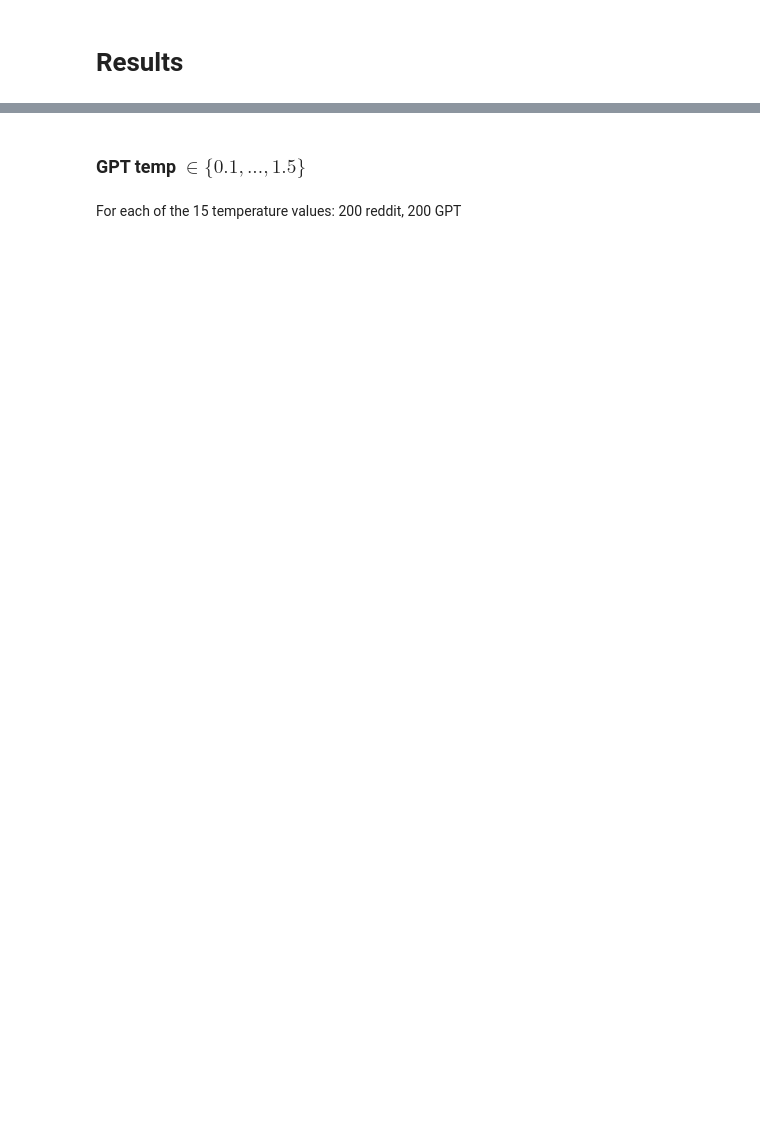
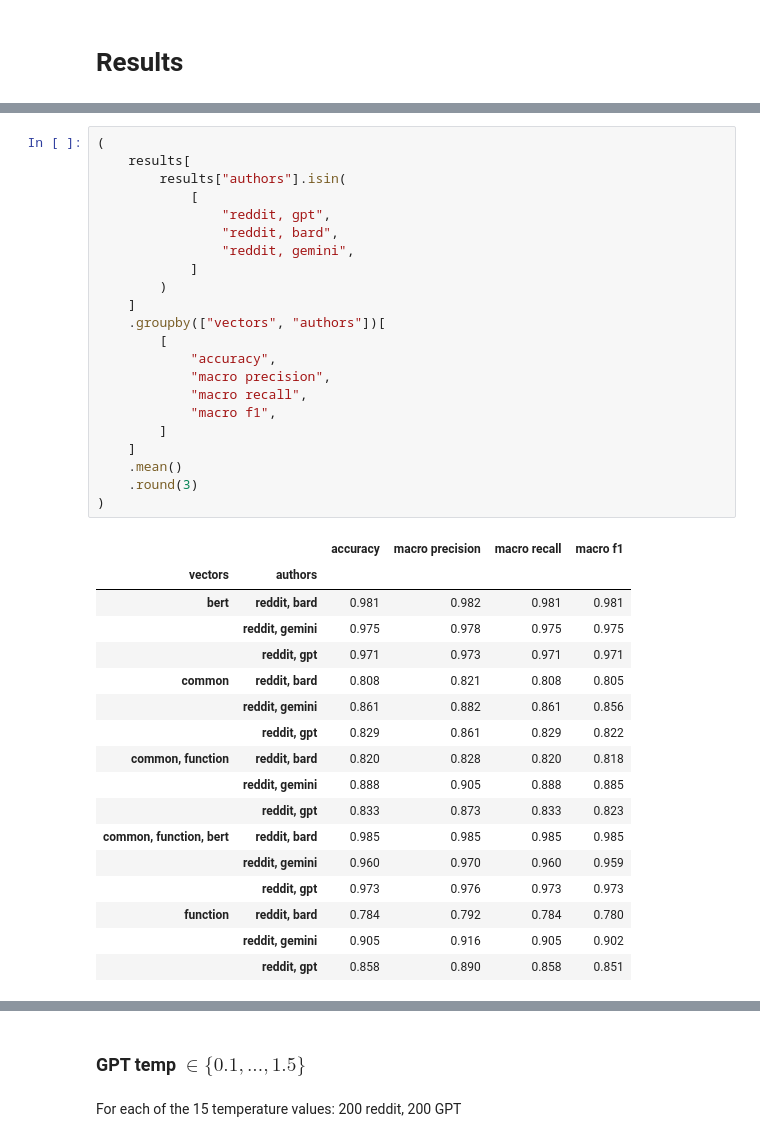
Before and after one commit to harrison-f-stropkay/llm-style, a Jupyter notebook: classification.ipynb, the cells around one changed output, grey strips where cells are left out. Cells and saved outputs as stored; diff of their text form; blank space fills up the shorter version.

```diff
--- a/classification.ipynb
+++ b/classification.ipynb
@@ -207,0 +411,40 @@ plt.show()
+# %%
+(
+    results[
+        results["authors"].isin(
+            [
+                "reddit, gpt",
+                "reddit, bard",
+                "reddit, gemini",
+            ]
+        )
+    ]
+    .groupby(["vectors", "authors"])[
+        [
+            "accuracy",
+            "macro precision",
+            "macro recall",
+            "macro f1",
+        ]
+    ]
+    .mean()
+    .round(3)
+)
+# %% [output]
+|  |  | accuracy | macro precision | macro recall | macro f1 |
+| vectors | authors |  |  |  |  |
+| bert | reddit, bard | 0.981 | 0.982 | 0.981 | 0.981 |
+|  | reddit, gemini | 0.975 | 0.978 | 0.975 | 0.975 |
+|  | reddit, gpt | 0.971 | 0.973 | 0.971 | 0.971 |
+| common | reddit, bard | 0.808 | 0.821 | 0.808 | 0.805 |
+|  | reddit, gemini | 0.861 | 0.882 | 0.861 | 0.856 |
+|  | reddit, gpt | 0.829 | 0.861 | 0.829 | 0.822 |
+| common, function | reddit, bard | 0.820 | 0.828 | 0.820 | 0.818 |
+|  | reddit, gemini | 0.888 | 0.905 | 0.888 | 0.885 |
+|  | reddit, gpt | 0.833 | 0.873 | 0.833 | 0.823 |
+| common, function, bert | reddit, bard | 0.985 | 0.985 | 0.985 | 0.985 |
+|  | reddit, gemini | 0.960 | 0.970 | 0.960 | 0.959 |
+|  | reddit, gpt | 0.973 | 0.976 | 0.973 | 0.973 |
+| function | reddit, bard | 0.784 | 0.792 | 0.784 | 0.780 |
+|  | reddit, gemini | 0.905 | 0.916 | 0.905 | 0.902 |
+|  | reddit, gpt | 0.858 | 0.890 | 0.858 | 0.851 |
```
Also changed, not shown: parts of 29 cells of this notebook, 1 other file.
